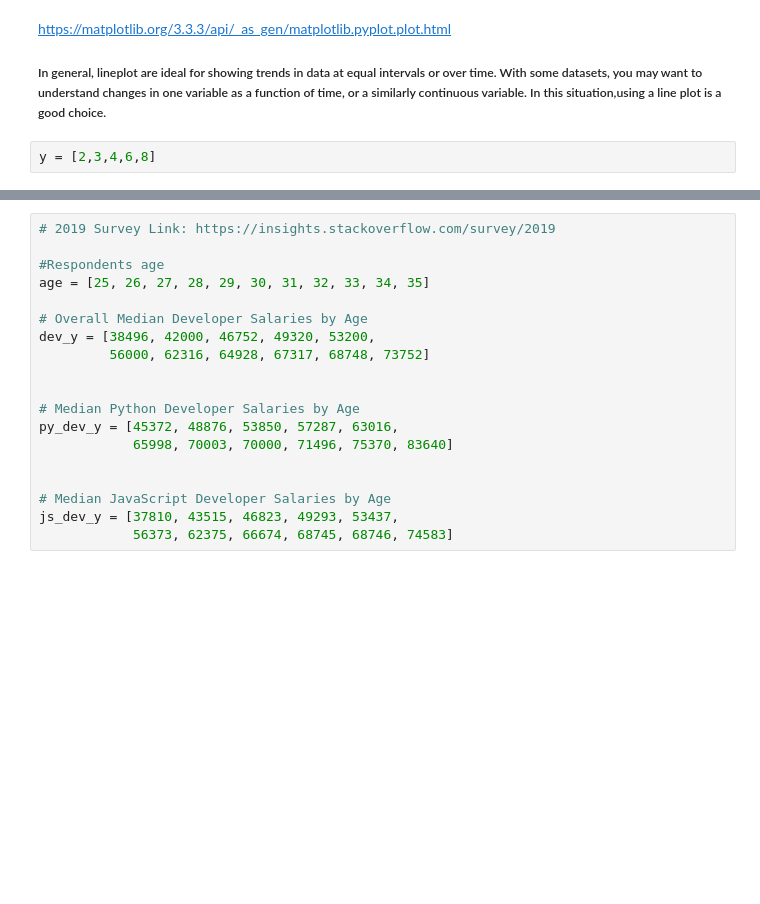
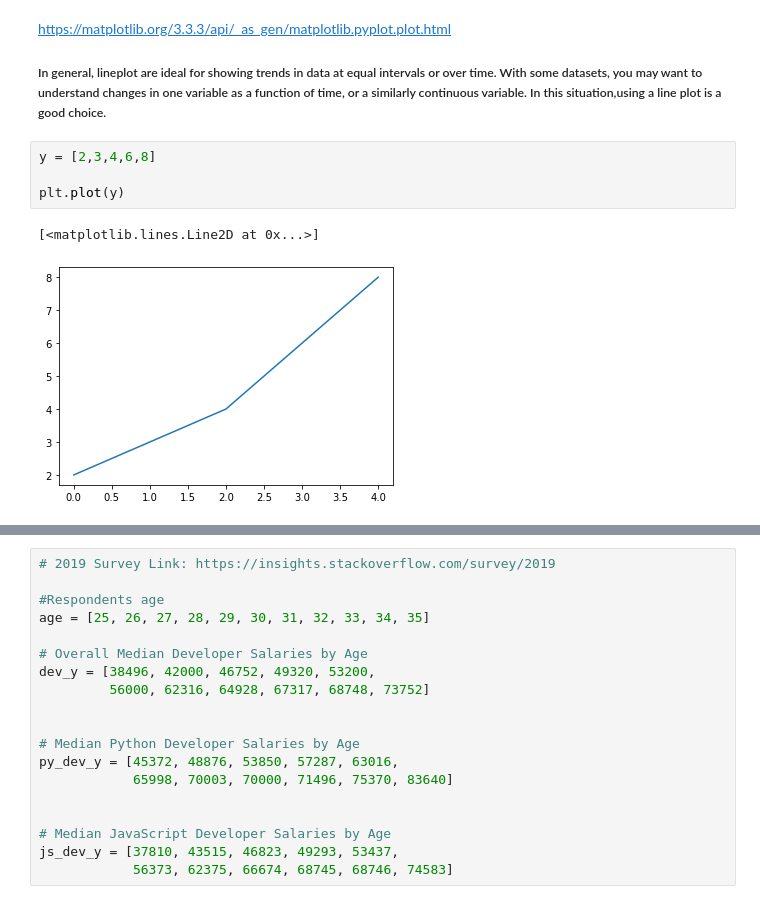
Before and after one commit to CodeupClassroom/hopper-data-science-libraries, a Jupyter notebook: hopper-matplotlib-lesson.ipynb, the cells around one changed output, grey strips where cells are left out. Drawn from its saved outputs; the diff is of its cells as text; blank space fills up the shorter version.

```diff
--- a/hopper-matplotlib-lesson.ipynb
+++ b/hopper-matplotlib-lesson.ipynb
@@ -55,3 +55,8 @@ https://matplotlib.org/3.3.3/api/_as_gen/matplotlib.pyplot.plot.html
 ##### In general, lineplot are ideal for showing trends in data at equal intervals or over time. With some datasets, you may want to understand changes in one variable as a function of time, or a similarly continuous variable. In this situation,using a line plot is a good choice.
 # %%
 y = [2,3,4,6,8]
+
+plt.plot(y)
+# %% [output]
+[<matplotlib.lines.Line2D at 0x...>]
+[figure, added]
```
Also changed, not shown: parts of 23 cells of this notebook.
